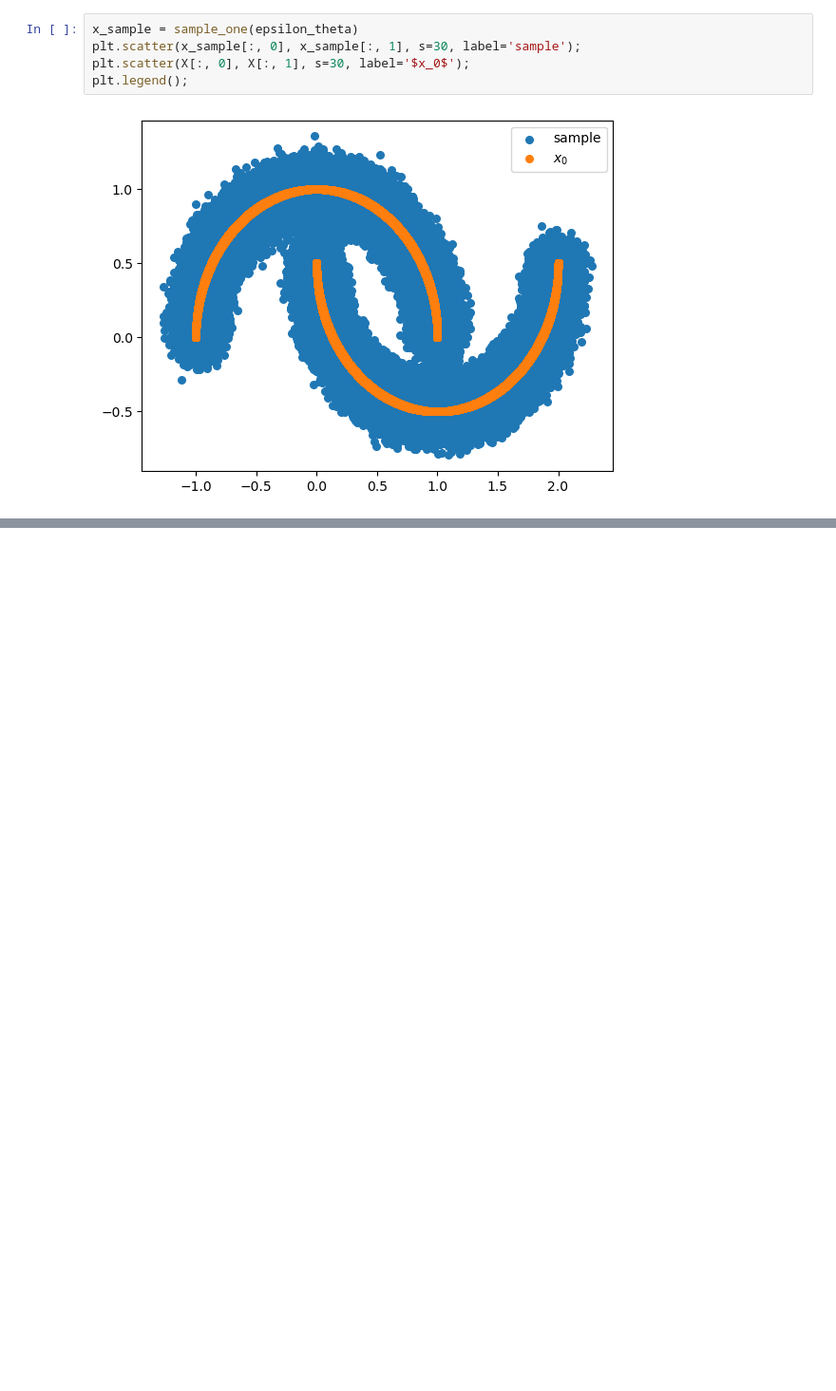
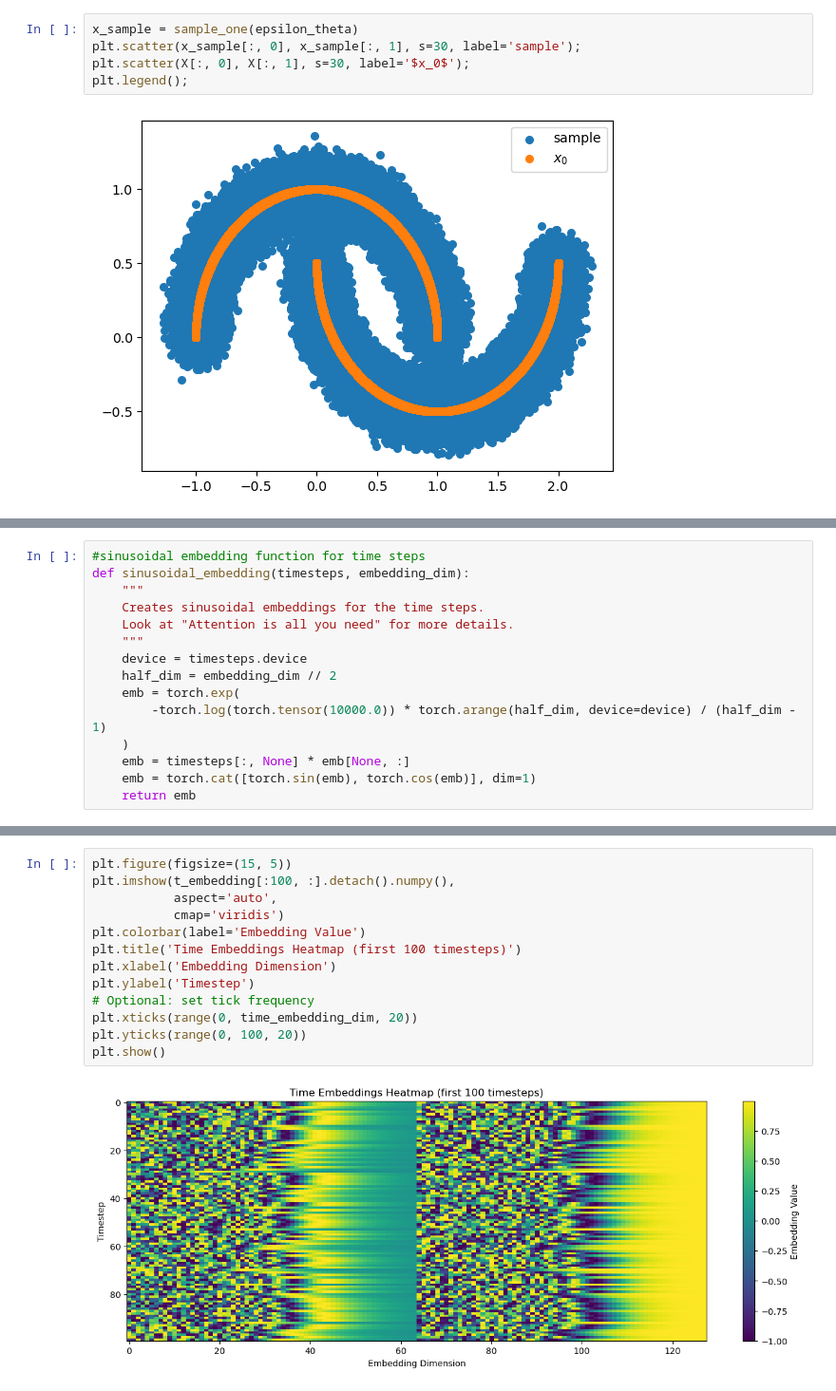
Before and after one commit to AliAlkadhim/diffusionsimple, a Jupyter notebook: simple_diffusion.ipynb, the cells around one changed output, grey strips where cells are left out. Shown at 95% size. Drawn from its saved outputs; the diff is of its cells as text; blank space fills up the shorter version.

```diff
--- a/simple_diffusion.ipynb
+++ b/simple_diffusion.ipynb
@@ -314,0 +310,15 @@ plt.legend();
+# %%
+#sinusoidal embedding function for time steps
+def sinusoidal_embedding(timesteps, embedding_dim):
+    """
+    Creates sinusoidal embeddings for the time steps.
+    Look at "Attention is all you need" for more details.
+    """
+    device = timesteps.device
+    half_dim = embedding_dim // 2
+    emb = torch.exp(
+        -torch.log(torch.tensor(10000.0)) * torch.arange(half_dim, device=device) / (half_dim - 1)
+    )
+    emb = timesteps[:, None] * emb[None, :]
+    emb = torch.cat([torch.sin(emb), torch.cos(emb)], dim=1)
+    return emb
@@ -314,0 +368,15 @@ plt.legend();
+# %%
+plt.figure(figsize=(15, 5))
+plt.imshow(t_embedding[:100, :].detach().numpy(),
+           aspect='auto',
+           cmap='viridis')
+plt.colorbar(label='Embedding Value')
+plt.title('Time Embeddings Heatmap (first 100 timesteps)')
+plt.xlabel('Embedding Dimension')
+plt.ylabel('Timestep')
+# Optional: set tick frequency
+plt.xticks(range(0, time_embedding_dim, 20))
+plt.yticks(range(0, 100, 20))
+plt.show()
+# %% [output]
+[figure, added]
```
Also changed, not shown: parts of 19 cells of this notebook, 7 other files.
